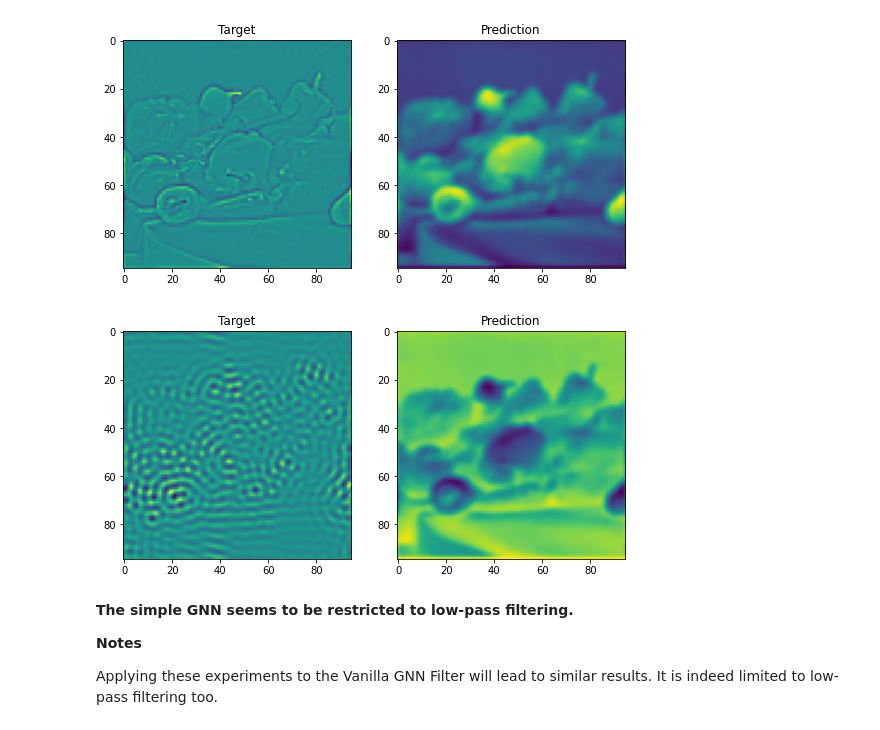
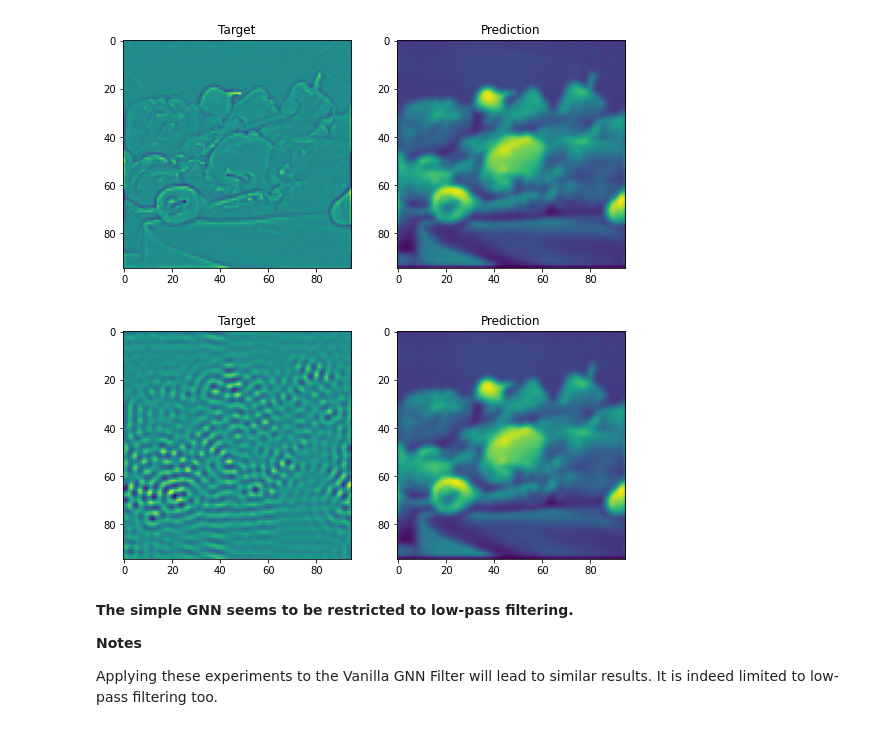
Before and after one commit to leopoldmaillard/GNNs, a Jupyter notebook: spatial_gnn.ipynb, the cells around one changed output. Drawn from its saved outputs; the diff is of its cells as text; code cells hidden in the pictures.

```diff
--- a/spatial_gnn.ipynb
+++ b/spatial_gnn.ipynb
@@ -121,14 +121,14 @@ plot_predictions(YH_high, pred)
 # %%
 # band pass model
 model_band = SimpleGNNFilter()
 model_band.compile(optimizer='Adam', loss='mse')
 
-history_band = model_band.fit([XA, XH], [YA_band, YH_band], epochs = 100, verbose=False, batch_size = 1)
+history_band = model_band.fit([XA, XH], YH_band, epochs = 200, verbose=False, batch_size = 1)
 pred = model_band([XA, XH])
 
 plot_predictions(YH_band, pred)
 # %% [output]
-[figure, old version]
+[figure, new version]
 # %% [markdown]
 **The simple GNN seems to be restricted to low-pass filtering.**
 
```
Also changed, not shown: parts of 11 cells of this notebook, 3 other files.
